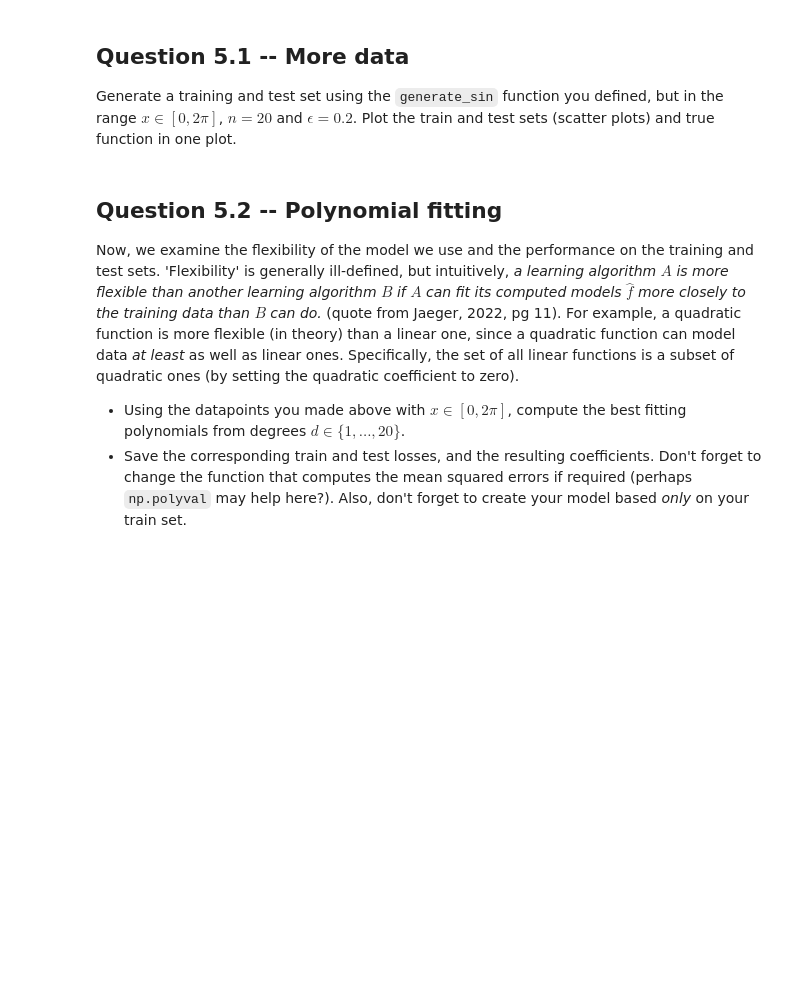
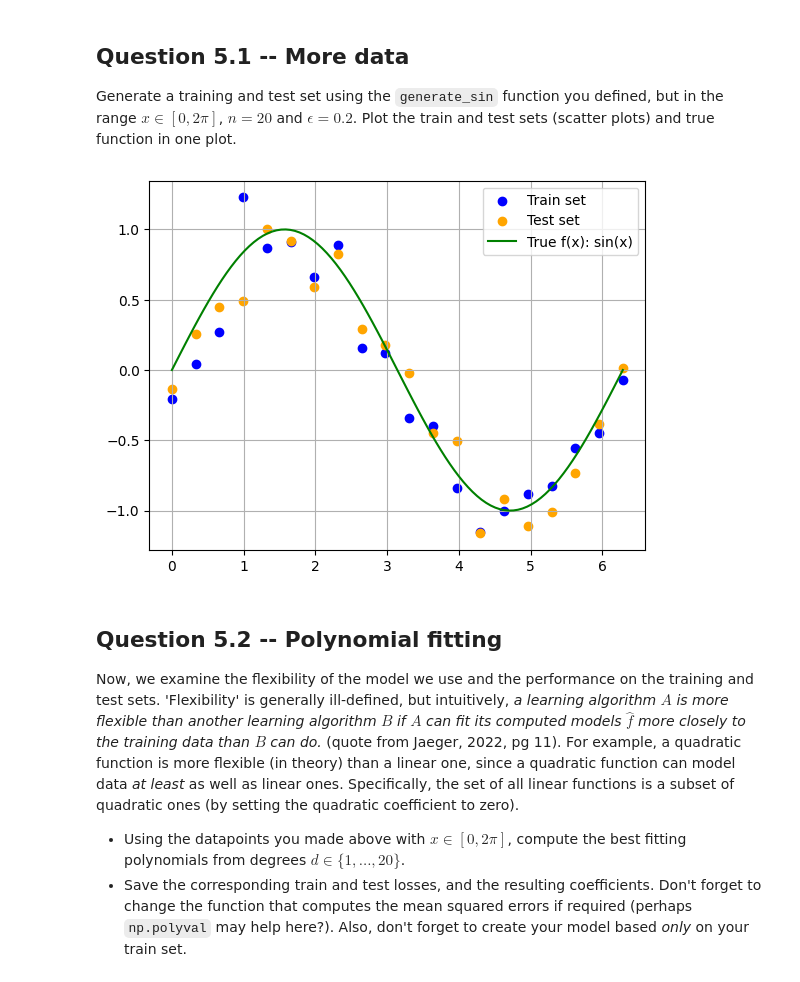
Before and after one commit to Nash-Foggitt/TMDL-NASH-FOGGITT, a Jupyter notebook: TMDL_2024_25_Assignment1_NashFoggitt.ipynb, the cells around one changed output. Saved outputs shown, nothing was run; the diff lists cells and outputs as text; code cells hidden in the pictures; blank space fills up the shorter version.

```diff
--- a/TMDL_2024_25_Assignment1_NashFoggitt.ipynb
+++ b/TMDL_2024_25_Assignment1_NashFoggitt.ipynb
@@ -352,23 +365,37 @@ all in all this tells us better generailisation comes from high n and low epsilo
 ## Question 5.1 -- More data
 
 Generate a training and test set using the `generate_sin` function you defined, but in the range $x\in[0,2\pi]$, $n=20$ and $\epsilon=0.2$. Plot the train and test sets (scatter plots) and true function in one plot.
-# %%
-# TODO: generate new data and plot
-n_samples = ...
-x = ...
-y_train = ...
-y_test = ...
-
-x_pure = ...
-y_pure = ...
-
-plt.scatter(..., label="Train set")
-plt.scatter(..., label="Test set")
-
-plt.plot(..., label="True f(x): sin(x)")
-plt.grid()
-plt.legend()
-plt.show()
+# %%
+#import those packages again
+import numpy as np
+import matplotlib.pyplot as plt
+
+# make sin function again
+def generate_sin(x, epsilon):
+    func = np.sin(x) + np.random.normal(0, epsilon, size=len(x))
+    return func
+
+# change of params and range
+n_samples = 20
+x = np.linspace(0, 2 * np.pi, n_samples)
+epsilon = 0.2
+y_train = generate_sin(x, epsilon)
+y_test = generate_sin(x, epsilon)
+
+#make true function also
+x_pure = np.linspace(0, 2 * np.pi, 100)
+y_pure = np.sin(x_pure)
+
+#plot all of them
+plt.scatter(x, y_train, label="Train set", color="blue")
+plt.scatter(x, y_test, label="Test set", color="orange")
+
+plt.plot(x_pure, y_pure, label="True f(x): sin(x)", color="green")
+plt.grid()
+plt.legend()
+plt.show()
+# %% [output]
+[figure, added]
 # %% [markdown]
 ## Question 5.2 -- Polynomial fitting
 
```
Also changed, not shown: parts of 14 cells of this notebook.
